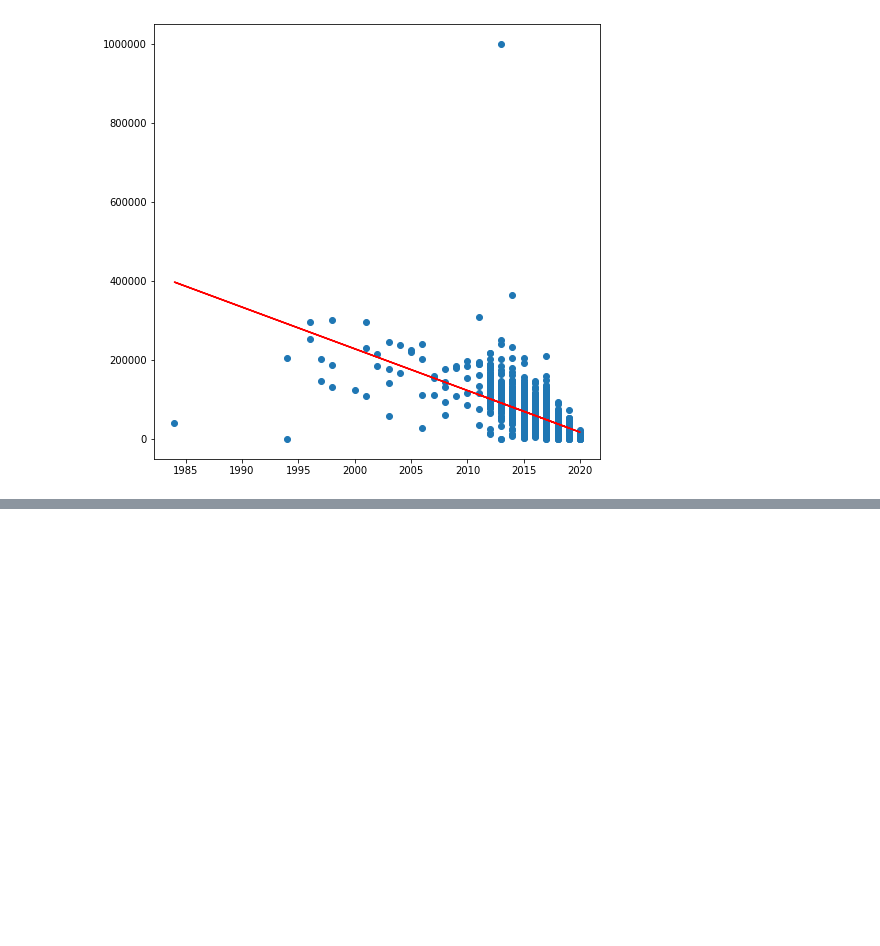
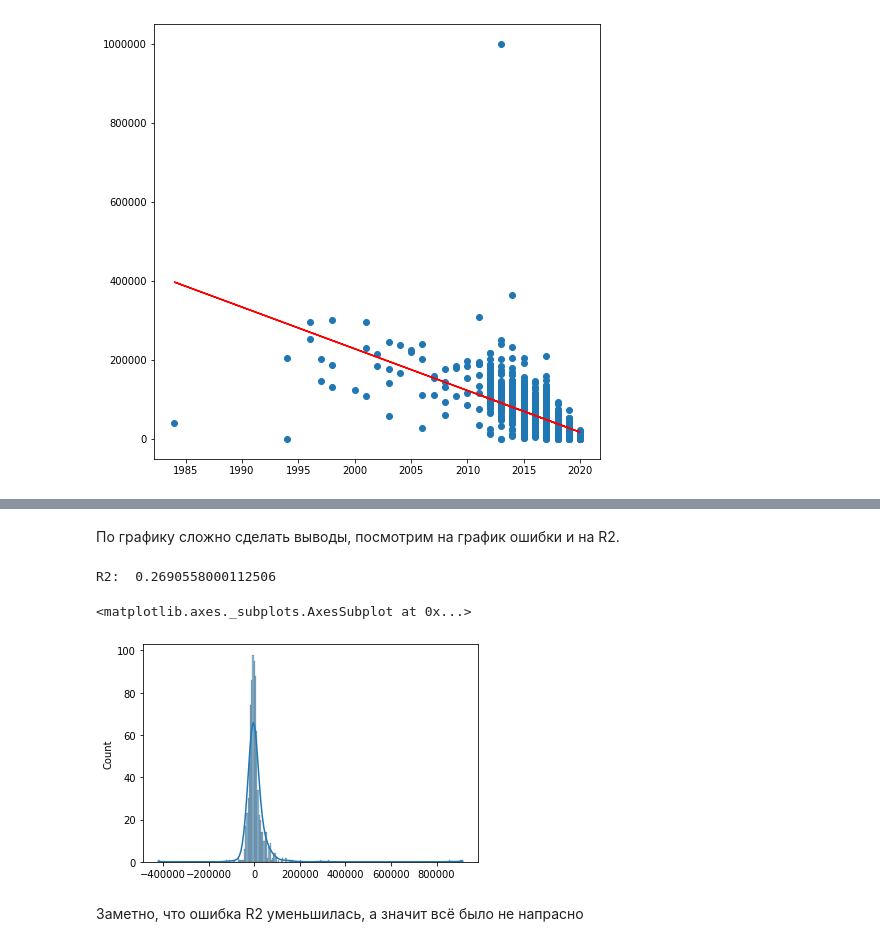
Before and after one commit to Aladiev/data-mining, a Jupyter notebook: linear-regression.ipynb, the cells around one changed output, grey strips where cells are left out. Drawn from its saved outputs; the diff is of its cells as text; code cells hidden in the pictures; blank space fills up the shorter version.

```diff
--- a/linear-regression.ipynb
+++ b/linear-regression.ipynb
@@ -58,0 +79,14 @@ sns.histplot(data=errors2, kde=True)
+# %% [markdown]
+По графику сложно сделать выводы, посмотрим на график ошибки и на R2.
+# %%
+errors_with_cross = y_test - y_pred_test
+
+print('R2: ', r2_score(y_test, y_pred_test))
+
+sns.histplot(data=errors_with_cross, kde=True)
+# %% [output]
+R2:  0.2690558000112506
+<matplotlib.axes._subplots.AxesSubplot at 0x...>
+[figure, added]
+# %% [markdown]
+Заметно, что ошибка R2 уменьшилась, а значит всё было не напрасно
```
Also changed, not shown: parts of 13 cells of this notebook.
